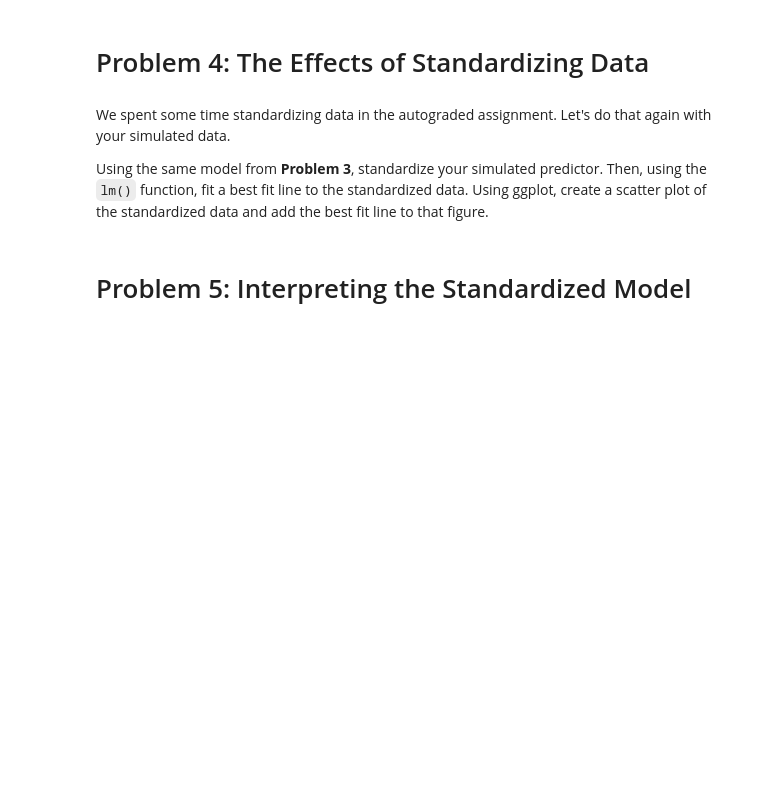
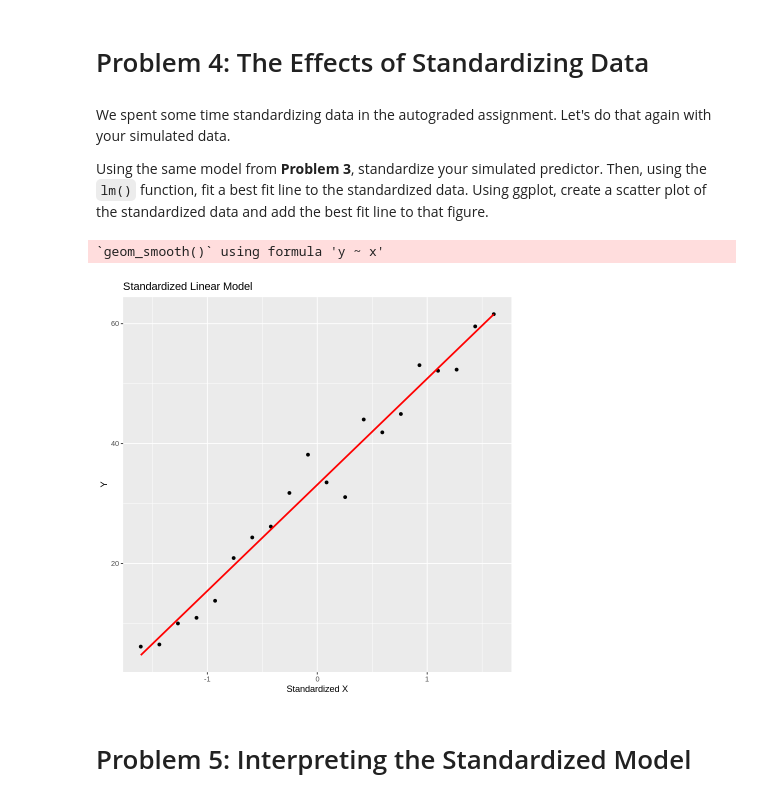
Before and after one commit to dennislamcv1/UniofColStatsModel, a Jupyter notebook: Modern Regression Analysis in R/C1M1_peer_reviewed.ipynb, the cells around one changed output. Saved outputs shown, nothing was run; the diff lists cells and outputs as text; code cells hidden in the pictures; blank space fills up the shorter version.

```diff
--- a/Modern Regression Analysis in R/C1M1_peer_reviewed.ipynb
+++ b/Modern Regression Analysis in R/C1M1_peer_reviewed.ipynb
@@ -76,0 +201,11 @@ Choose one of the above three models and write out the actual equation of that m
+# %%
+# Select the model with σ^2 = 3
+sigma <- 3
+y_error <- y + rnorm(length(x), mean = 0, sd = sigma)
+data_error <- data.frame(x = x, y = y_error)
+
+# Fit the linear model
+model <- lm(y ~ x, data = data_error)
+
+# Display the coefficients
+coef(model)
@@ -86,3 +224,23 @@ Using the same model from **Problem 3**, standardize your simulated predictor. T
+# %%
+# Standardize the predictor
+x_standardized <- scale(x)
+
+# Fit the model with standardized predictor
+model_standardized <- lm(y_error ~ x_standardized)
+
+# Create a data frame for plotting
+data_standardized <- data.frame(x_standardized = x_standardized, y = y_error)
+
+# Plot the standardized data with the best-fit line
+ggplot(data_standardized, aes(x = x_standardized, y = y)) +
+  geom_point() +
+  geom_smooth(method = "lm", se = FALSE, color = "red") +
+  ggtitle("Standardized Linear Model") +
+  xlab("Standardized X") +
+  ylab("Y")
+# %% [output]
+`geom_smooth()` using formula 'y ~ x'
+[figure, added]
 # %% [markdown]
 # Problem 5: Interpreting the Standardized Model
 # %% [markdown]
```
Also changed, not shown: parts of 16 cells of this notebook, 8 other files.
